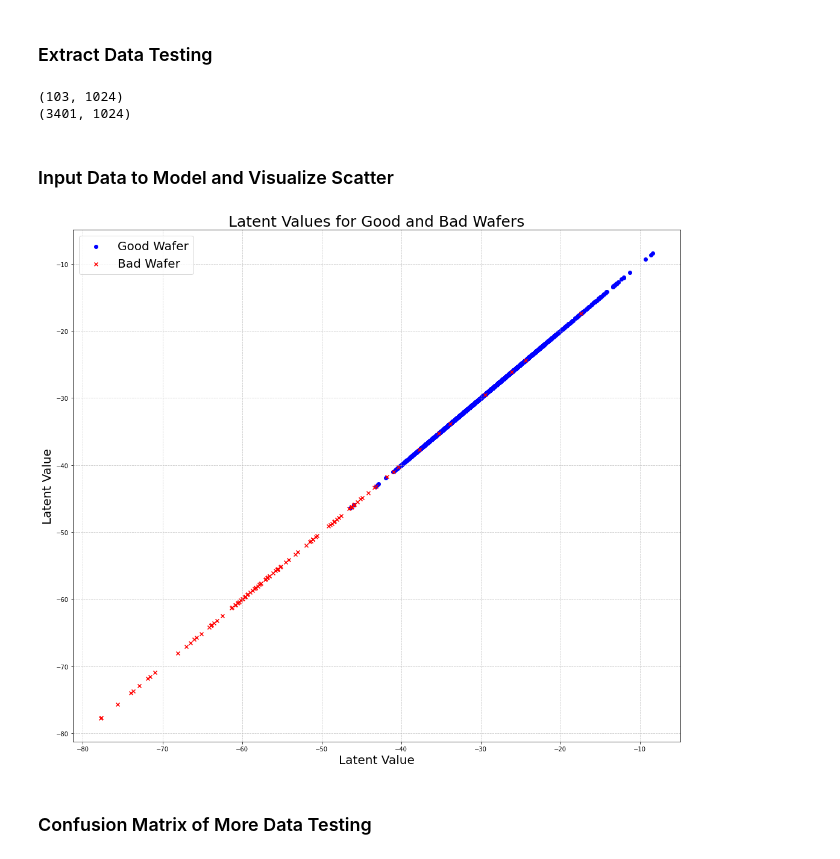
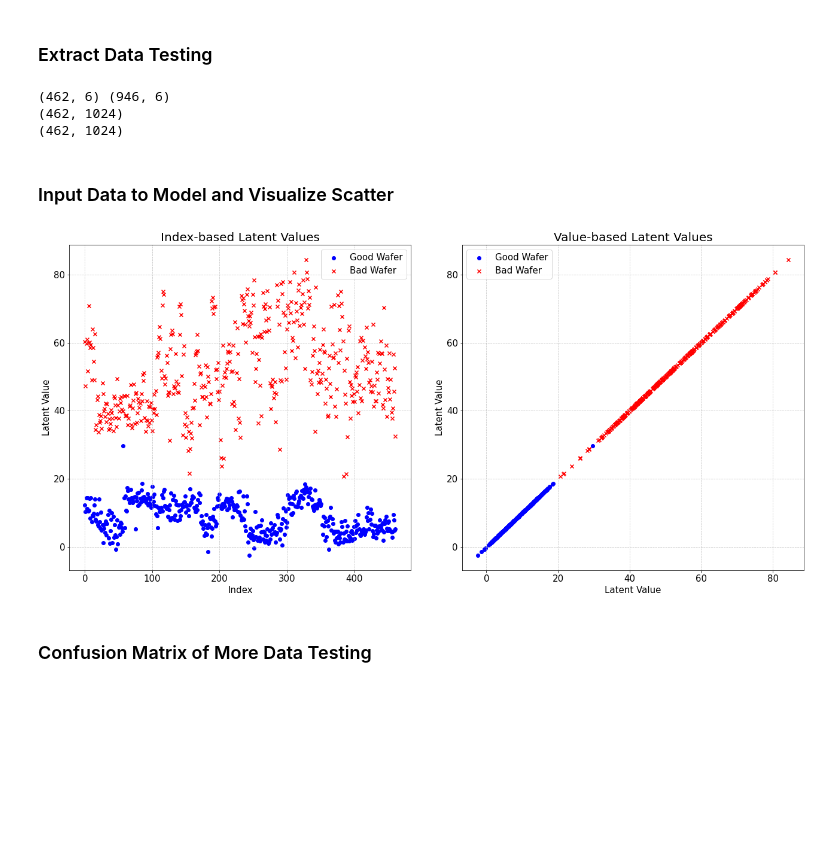
Before and after one commit to Arycast/vae_casp-er, a Jupyter notebook: python/half_valid_VAE.ipynb, the cells around one changed output. Cells and saved outputs as stored; diff of their text form; code cells hidden in the pictures; blank space fills up the shorter version.

```diff
--- a/python/half_valid_VAE.ipynb
+++ b/python/half_valid_VAE.ipynb
@@ -1158,12 +1176,12 @@ print(np.min(latent_good_wafer),np.max(latent_good_wafer))
 # %% [markdown]
 ### Extract Data Testing
 # %%
-max_shape = (40,40)
+max_shape = (50,50)
 target_shape = (32,32)
 strClass_trainTestLaebl_df = df[df['trainTestLabel'].apply(lambda x: isinstance(x, str))]
 limited_df = sizeLimit_df(strClass_trainTestLaebl_df,max_shape,True)
-testing_df = limited_df[(limited_df['trainTestLabel'] == 'Training') | (limited_df['trainTestLabel'] == 'Test')]
-# testing_df = limited_df[(limited_df['trainTestLabel'] == 'Training') ]
+# testing_df = limited_df[(limited_df['trainTestLabel'] == 'Training') | (limited_df['trainTestLabel'] == 'Test')]
+testing_df = limited_df[(limited_df['trainTestLabel'] == 'Training') ]
 
 actual_bad_wafer_df = testing_df[(testing_df['failureType'] != 'none')]
 actual_good_wafer_df = testing_df[(testing_df['failureType'] == 'none')]
@@ -1173,18 +1191,19 @@ def filter_condition(np_arr, wafer_type):
     count_0 = np.sum(np_arr == 0)  # Count occurrences of 1
     count_1 = np.sum(np_arr == 1)  # Count occurrences of 1
     count_2 = np.sum(np_arr == 2)  # Count occurrences of 2
-    if wafer_type == 'bad': return (count_2 > 1.5 * count_1) & (count_0 < count_1)  # Check if count of 2 is less than 20% of count of 1
+    if wafer_type == 'bad': return (count_2 > 0.9 * count_1) & (count_0 < count_1)  # Check if count of 2 is less than 20% of count of 1
     else: return (count_2 < 0.05 * count_1) & (count_0 < count_1)  # Check if count of 2 is less than 20% of count of 1
 
 actual_bad_wafer_df = actual_bad_wafer_df[actual_bad_wafer_df['waferMap'].apply(lambda x: filter_condition(x, 'bad'))]
 actual_good_wafer_df = actual_good_wafer_df[actual_good_wafer_df['waferMap'].apply(lambda x: filter_condition(x, 'good'))]
+print(actual_bad_wafer_df.shape, actual_good_wafer_df.shape)
 
 # Get numpy array of actual data
 actual_bad_wafer_data = np.stack(actual_bad_wafer_df['waferMap'].apply(lambda x: upscale_images(x, target_shape).flatten()).to_numpy())
 actual_good_wafer_data = np.stack(actual_good_wafer_df['waferMap'].apply(lambda x: upscale_images(x, target_shape).flatten()).to_numpy())
 
-actual_bad_wafer_data = actual_bad_wafer_data[:]
-actual_good_wafer_data = actual_good_wafer_data[:]
+actual_bad_wafer_data = actual_bad_wafer_data[:462]
+actual_good_wafer_data = actual_good_wafer_data[:462]
 
 # Prevent data more than 2
 actual_bad_wafer_data[actual_bad_wafer_data>2] = 2
@@ -1197,35 +1216,36 @@ actual_good_wafer_data = np.where(actual_good_wafer_data == 0, 0 , np.where(actu
 print(actual_bad_wafer_data.shape)
 print(actual_good_wafer_data.shape)
 # %% [output]
-(103, 1024)
-(3401, 1024)
+(462, 6) (946, 6)
+(462, 1024)
+(462, 1024)
 # %% [markdown]
 ### Input Data to Model and Visualize Scatter
 # %%
 # Testing bad wafer data
 def test_data(data_to_test):
     tested_latent_val = []
     for x in data_to_test:
         x = x.reshape(1, -1)
         _, _, _, curr_latent_val, _, _ = vae.forward(x)
         tested_latent_val.append(curr_latent_val)
     return tested_latent_val
 
 latent_predicted_bad_wafer_data = test_data(actual_bad_wafer_data)
 latent_predicted_good_wafer_data = test_data(actual_good_wafer_data)
 
 # Compute mean and std for good wafer latent values
 good_mean = np.mean(latent_predicted_good_wafer_data)
 good_std = np.std(latent_predicted_good_wafer_data)
 
 # Define thresholds
 threshold_lower = good_mean - 2 * good_std
 threshold_upper = good_mean + 2 * good_std
 
 # Plot latent values
-plot_latent(latent_predicted_good_wafer_data, latent_predicted_bad_wafer_data)
+plot_latent(latent_predicted_good_wafer_data, latent_predicted_bad_wafer_data, 'both')
 # %% [output]
-[figure, old version]
+[figure, new version]
 # %% [markdown]
 ### Confusion Matrix of More Data Testing
 # %%
```
Also changed, not shown: parts of 5 cells of this notebook.
